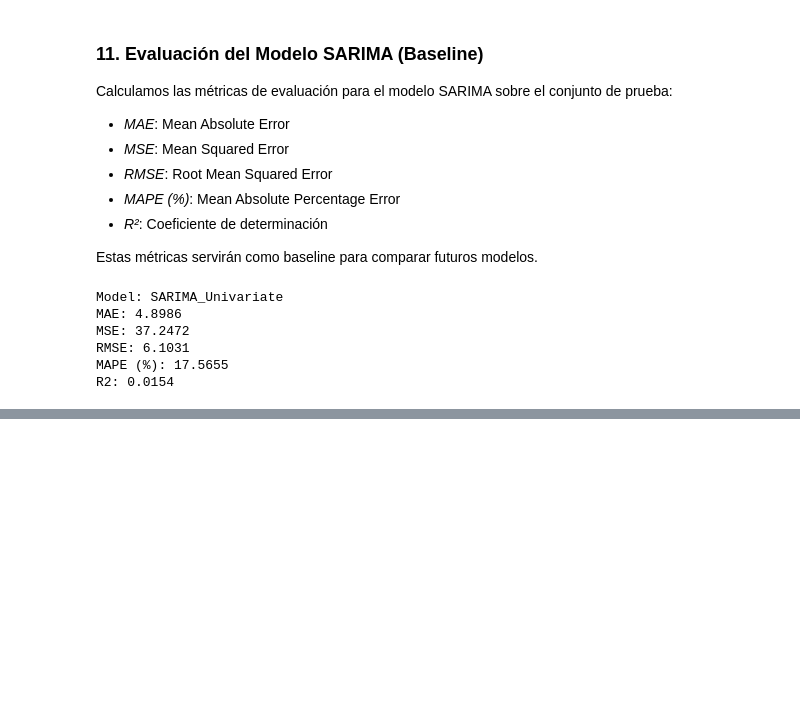
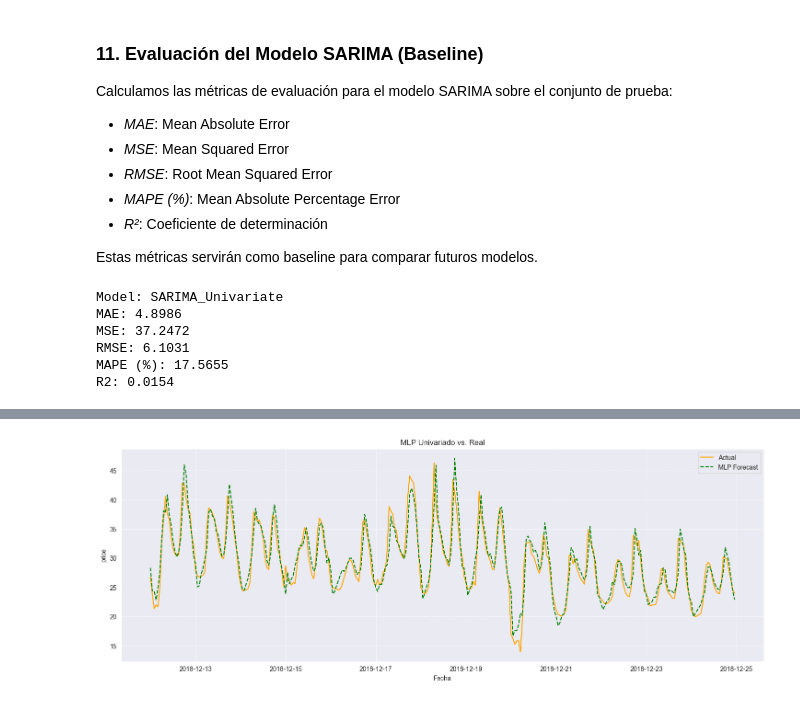
Before and after one commit to diego-mercadoc/Proyecto-MPST, a Jupyter notebook: Proyecto_v2.ipynb, the cells around one changed output, grey strips where cells are left out. Saved outputs shown, nothing was run; the diff lists cells and outputs as text; code cells hidden in the pictures; blank space fills up the shorter version.

```diff
--- a/Proyecto_v2.ipynb
+++ b/Proyecto_v2.ipynb
@@ -560,0 +647,4 @@ joblib.dump(scaler_multi,'scaler_multivariate.joblib')
+# %%
+scaler_uni = joblib.load('scaler_univariate.joblib')
+y_pred_scaled = mlp_uni.predict(X_uni_test_flat)
+y_pred = scaler_uni.inverse_transform(y_pred_scaled).flatten()
@@ -560,0 +653,3 @@ joblib.dump(scaler_multi,'scaler_multivariate.joblib')
+# %%
+# Ajustar y_true al tamaño de las predicciones (eliminar ventanas iniciales)
+y_true = y_test.values.flatten()[window_size:]
@@ -560,0 +695,14 @@ joblib.dump(scaler_multi,'scaler_multivariate.joblib')
+# %%
+# Gráfico: pronóstico vs real
+test_idx = y_test.index[window_size:]
+plt.figure(figsize=(18,6))
+plt.plot(test_idx, y_true, label='Actual', color='orange', linewidth=1.5)
+plt.plot(test_idx, y_pred, label='MLP Forecast', color='green', linestyle='--', linewidth=1.5)
+plt.title('MLP Univariado vs. Real')
+plt.xlabel('Fecha')
+plt.ylabel(target_variable)
+plt.legend()
+plt.grid(True, linestyle='--', linewidth=0.5)
+plt.show()
+# %% [output]
+[figure, added]
```
Also changed, not shown: parts of 25 cells of this notebook.
